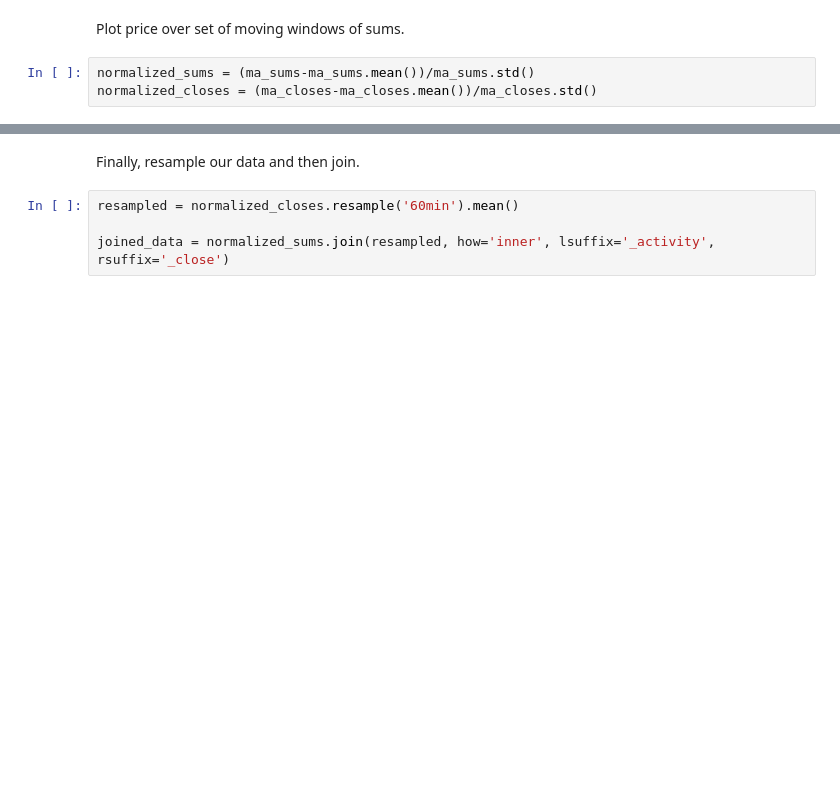
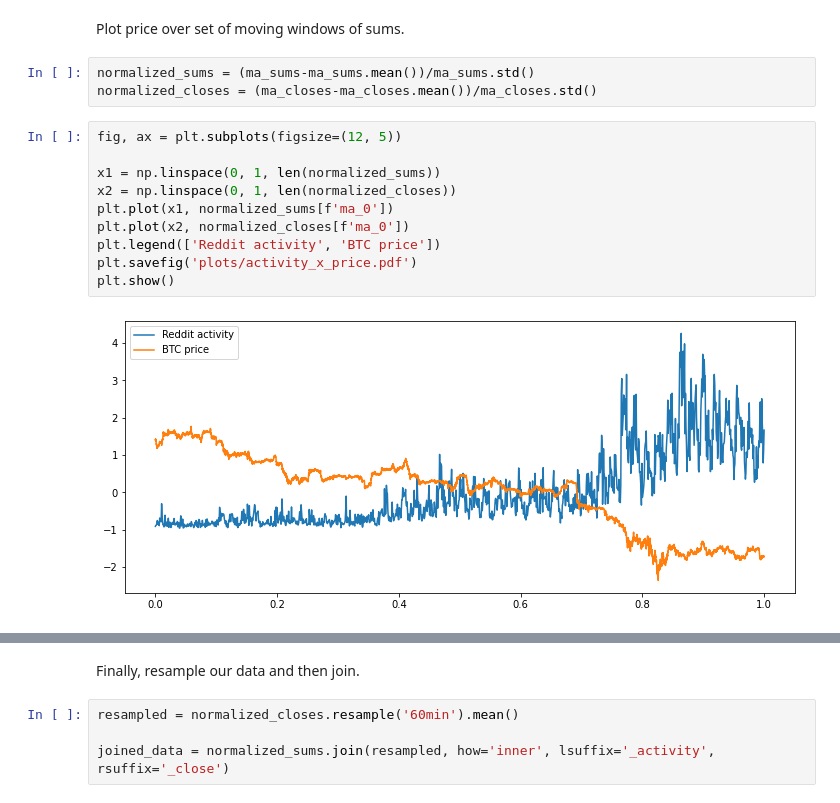
Before and after one commit to anatosun/reddit-cryptocurrency-analysis, a Jupyter notebook: notebooks/Price_Development_Analysis.ipynb, the cells around one changed output, grey strips where cells are left out. Saved outputs shown, nothing was run; the diff lists cells and outputs as text; blank space fills up the shorter version.

```diff
--- a/notebooks/Price_Development_Analysis.ipynb
+++ b/notebooks/Price_Development_Analysis.ipynb
@@ -247,6 +247,18 @@ Plot price over set of moving windows of sums.
 # %%
 normalized_sums = (ma_sums-ma_sums.mean())/ma_sums.std()
 normalized_closes = (ma_closes-ma_closes.mean())/ma_closes.std()
+# %%
+fig, ax = plt.subplots(figsize=(12, 5))
+
+x1 = np.linspace(0, 1, len(normalized_sums))
+x2 = np.linspace(0, 1, len(normalized_closes))
+plt.plot(x1, normalized_sums[f'ma_0'])
+plt.plot(x2, normalized_closes[f'ma_0'])
+plt.legend(['Reddit activity', 'BTC price'])
+plt.savefig('plots/activity_x_price.pdf')
+plt.show()
+# %% [output]
+[figure, added]
 # %%
 l = list(ma_windows)
 l.insert(0,0)
```
Also changed, not shown: parts of 11 cells of this notebook.
